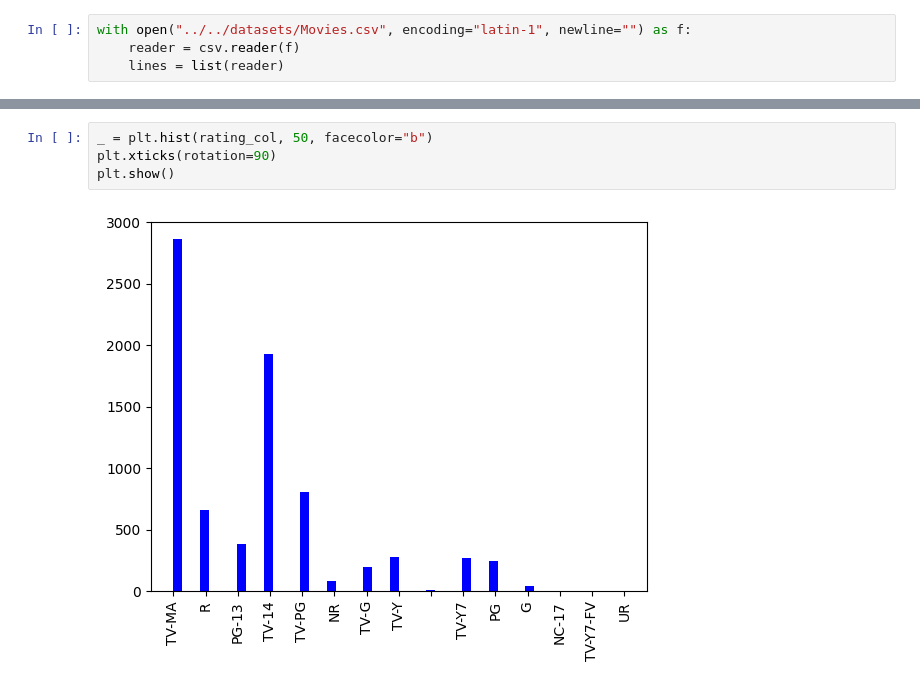
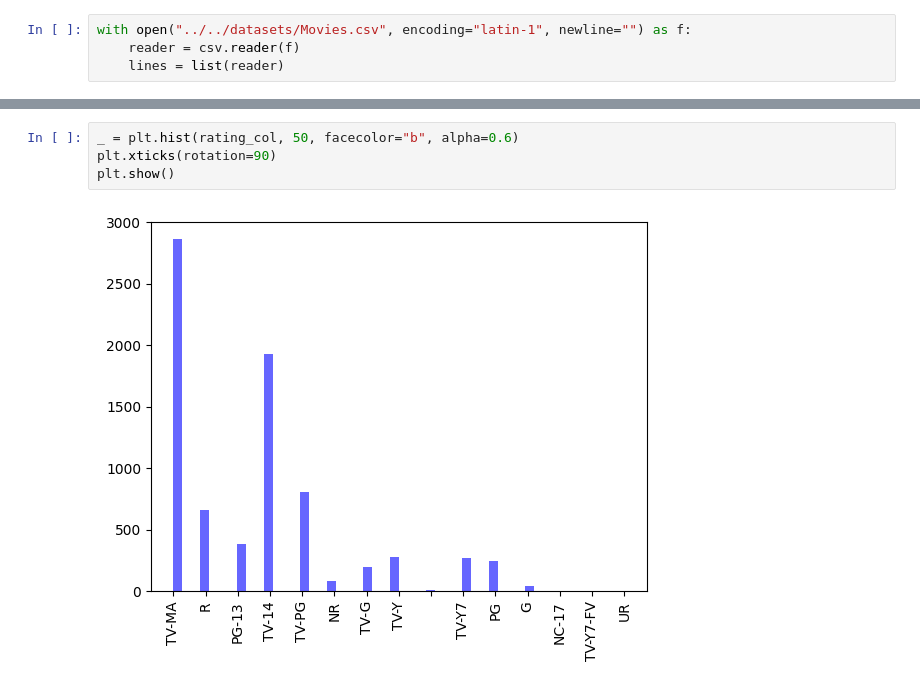
Before and after one commit to tushyagupta81/data_analysis_lab, a Jupyter notebook: exercise/5/UE233106 Exercise 5.ipynb, the cells around one changed output, grey strips where cells are left out. Cells and saved outputs as stored; diff of their text form.

```diff
--- a/exercise/5/UE233106 Exercise 5.ipynb
+++ b/exercise/5/UE233106 Exercise 5.ipynb
@@ -28,6 +63,6 @@ rating_col = rows[:, header.index("rating")]
 # %%
-_ = plt.hist(rating_col, 50, facecolor="b")
+_ = plt.hist(rating_col, 50, facecolor="b", alpha=0.6)
 plt.xticks(rotation=90)
 plt.show()
 # %% [output]
-[figure, old version]
+[figure, new version]
```
Also changed, not shown: parts of 21 cells of this notebook, 2 other files.
